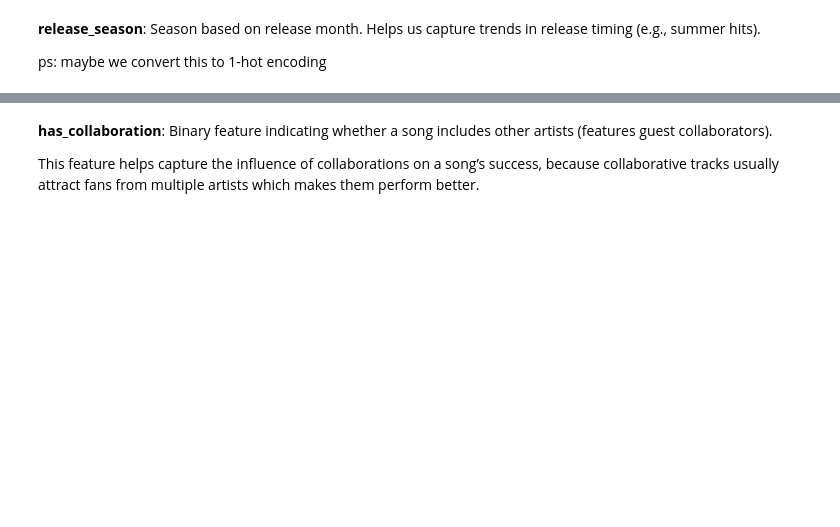
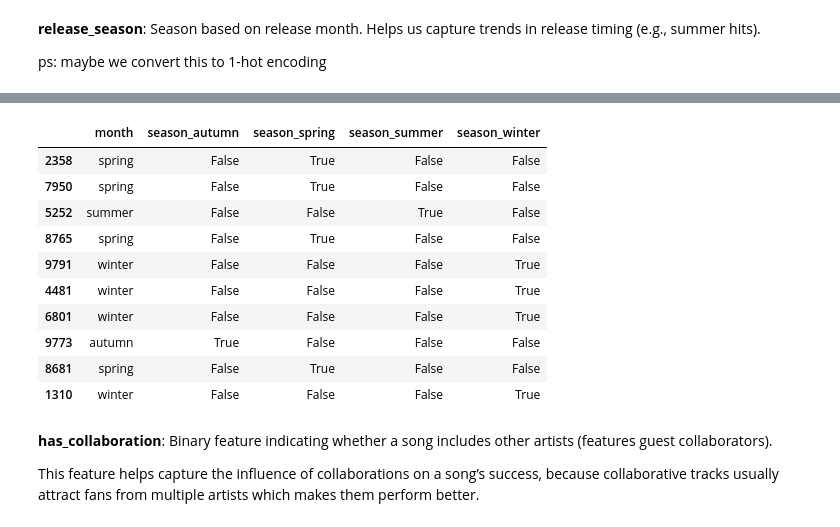
Before and after one commit to abderrahmane-salmi/UNIPI-Data-Mining-Project, a Jupyter notebook: task1/02_data_preparation.ipynb, the cells around one changed output, grey strips where cells are left out. Drawn from its saved outputs; the diff is of its cells as text; code cells hidden in the pictures; blank space fills up the shorter version.

```diff
--- a/task1/02_data_preparation.ipynb
+++ b/task1/02_data_preparation.ipynb
@@ -178,3 +189,17 @@ tracks_df[['title', 'month', 'release_season']].sample(5)
+# %%
+tracks_df[['month'] + list(season_dummies.columns)].sample(10)
+# %% [output]
+|  | month | season_autumn | season_spring | season_summer | season_winter |
+| 2358 | spring | False | True | False | False |
+| 7950 | spring | False | True | False | False |
+| 5252 | summer | False | False | True | False |
+| 8765 | spring | False | True | False | False |
+| 9791 | winter | False | False | False | True |
+| 4481 | winter | False | False | False | True |
+| 6801 | winter | False | False | False | True |
+| 9773 | autumn | True | False | False | False |
+| 8681 | spring | False | True | False | False |
+| 1310 | winter | False | False | False | True |
 # %% [markdown]
 **has_collaboration**: Binary feature indicating whether a song includes other artists (features guest collaborators).
 
```
Also changed, not shown: parts of 8 cells of this notebook, 1 other file.
